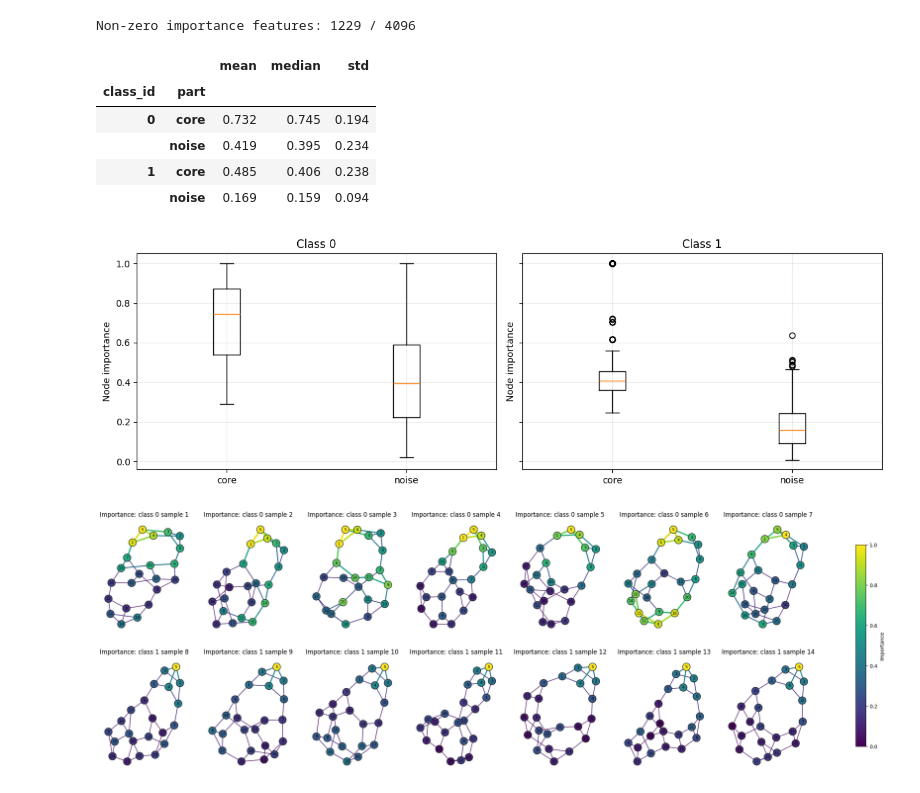
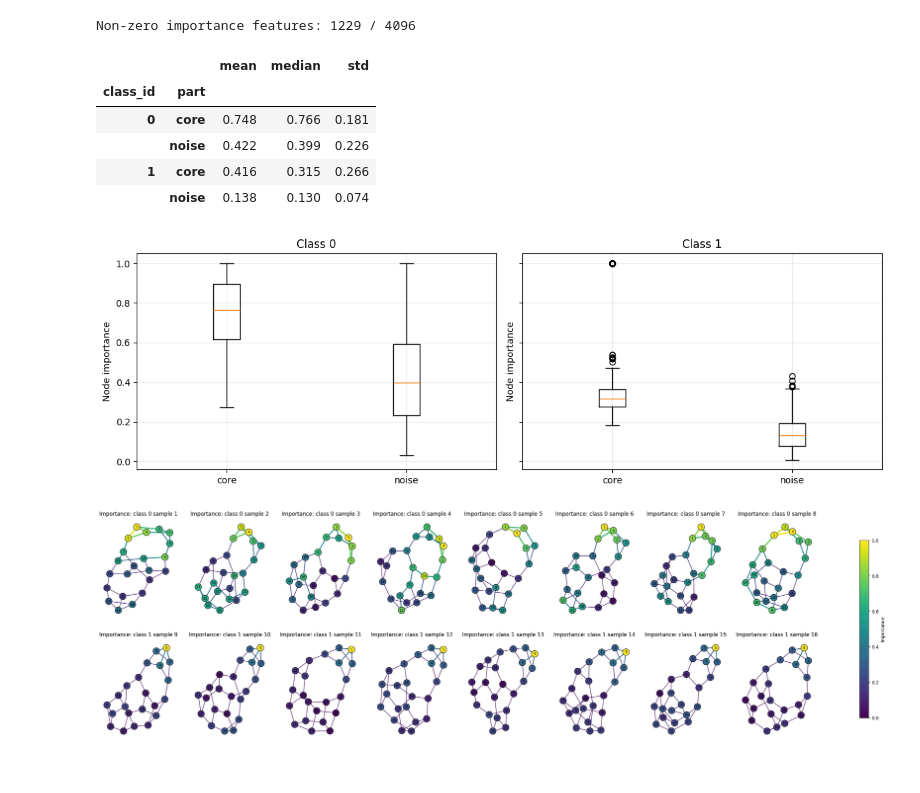
Before and after one commit to Xfcosta/NSPPK, a Jupyter notebook: ImportanceNSPPK Demo.ipynb, the cells around one changed output. Saved outputs shown, nothing was run; the diff lists cells and outputs as text; code cells hidden in the pictures.

```diff
--- a/ImportanceNSPPK Demo.ipynb
+++ b/ImportanceNSPPK Demo.ipynb
@@ -31,12 +31,12 @@ NUM_CONNECTING_EDGES = 2  # Number of random edges used to connect the core subg
 NODE_ALPHABET_SIZE = 4  # Number of discrete node labels sampled uniformly when generating synthetic graphs.
 EDGE_ALPHABET_SIZE = 2  # Number of discrete edge labels sampled uniformly when generating synthetic graphs.
 GRAPHS_PER_CLASS = 512  # Number of graphs generated for each class; total dataset size is twice this value.
-NUM_EXAMPLE_GRAPHS = 7*2  # Number of graphs to display in the visualization cells.
+NUM_EXAMPLE_GRAPHS = 8*2  # Number of graphs to display in the visualization cells.
 DATASET_SEED = 7  # Master random seed controlling reproducible graph generation.
 
 RADIUS = 1  # NSPPK radius hyperparameter controlling rooted neighborhood size.
 DISTANCE = 4  # NSPPK distance hyperparameter controlling how far paired neighborhoods can be.
-CONNECTOR = 0  # NSPPK connector hyperparameter controlling whether connector paths are included.
+CONNECTOR = 1  # NSPPK connector hyperparameter controlling whether connector paths are included.
 NBITS = 12  # Feature hashing dimension parameter; the feature space size is 2**NBITS.
 
 IMPORTANCE_KEY = 'importance'  # Node and edge attribute name used to store learned importance scores.
@@ -400,7 +350,7 @@ for class_id, ax in enumerate(axes):
     class_df = importance_df[importance_df['class_id'] == class_id]
     core_values = class_df[class_df['part'] == 'core']['importance'].to_numpy()
     noise_values = class_df[class_df['part'] == 'noise']['importance'].to_numpy()
-    ax.boxplot([core_values, noise_values], labels=['core', 'noise'])
+    ax.boxplot([core_values, noise_values], tick_labels=['core', 'noise'])
     ax.set_title(f'Class {class_id}')
     ax.set_ylabel('Node importance')
     ax.grid(alpha=0.25)
@@ -410,20 +360,23 @@ plt.show()
 # %% [output]
 |  |  | mean | median | std |
 | class_id | part |  |  |  |
-| 0 | core | 0.732 | 0.745 | 0.194 |
-|  | noise | 0.419 | 0.395 | 0.234 |
-| 1 | core | 0.485 | 0.406 | 0.238 |
-|  | noise | 0.169 | 0.159 | 0.094 |
+| 0 | core | 0.748 | 0.766 | 0.181 |
+|  | noise | 0.422 | 0.399 | 0.226 |
+| 1 | core | 0.416 | 0.315 | 0.266 |
+|  | noise | 0.138 | 0.130 | 0.074 |
-[figure, old version]
+[figure, new version]
 # %%
+from utils import plot_graph_importance
+
 importance_samples = [importance_graphs[idx] for idx in example_indices]
 importance_titles = [f'Importance: class {importance_graphs[idx].graph["class_id"]} sample {i + 1}' for i, idx in enumerate(example_indices)]
 plot_graph_importance(
     importance_samples,
     titles=importance_titles,
     importance_key=IMPORTANCE_KEY,
-    cols=min(7, NUM_EXAMPLE_GRAPHS),
+    cols=min(8, NUM_EXAMPLE_GRAPHS),
     size=4.5,
+    use_pos=False,
 )
 # %% [output]
-[figure, old version]
+[figure, new version]
```
Also changed, not shown: parts of 2 cells of this notebook, 2 other files.
